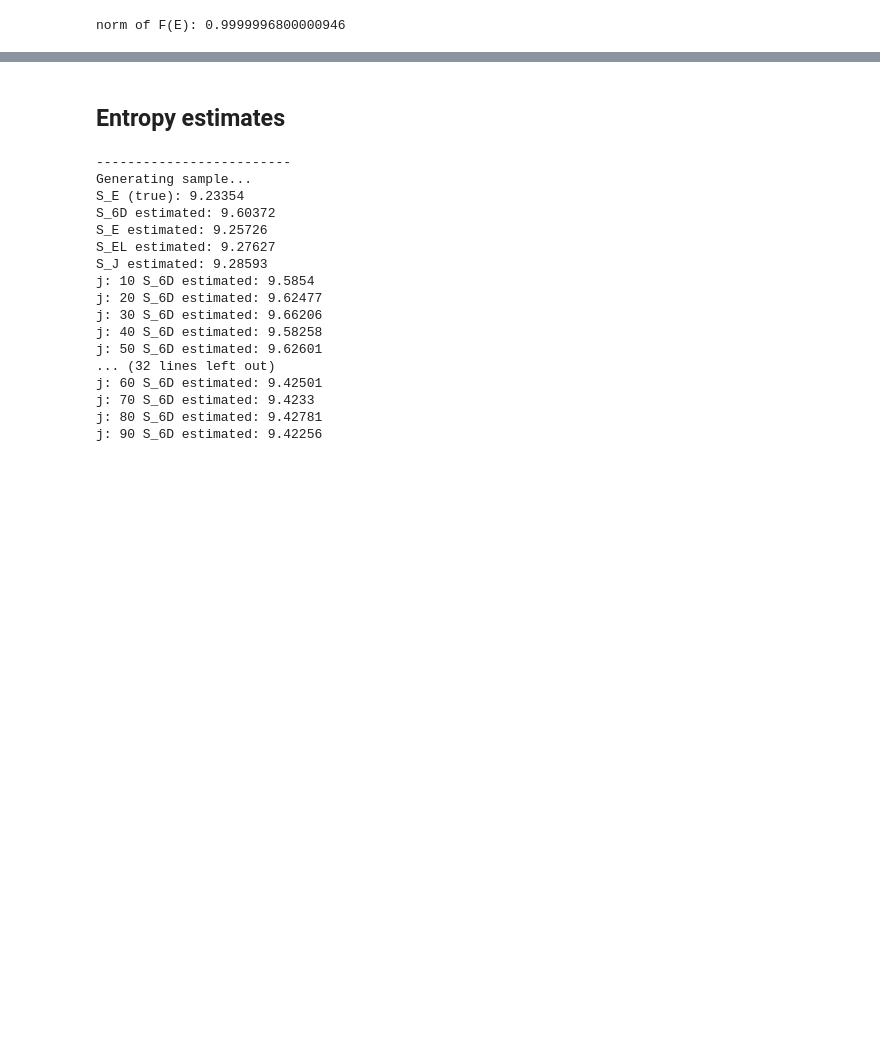
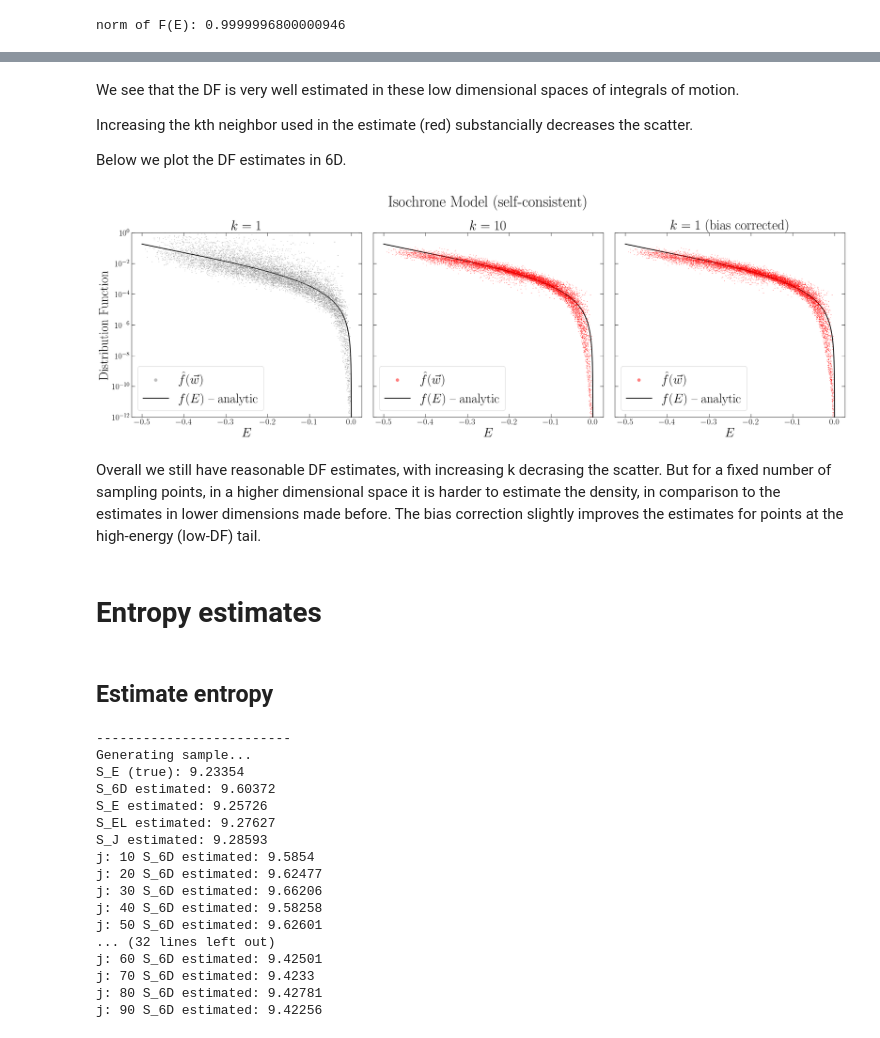
Before and after one commit to lberaldoesilva/tropygal, a Jupyter notebook: docs/source/tutorial_isochrone.ipynb, the cells around one changed output, grey strips where cells are left out. Drawn from its saved outputs; the diff is of its cells as text; code cells hidden in the pictures; blank space fills up the shorter version.

```diff
--- a/docs/source/tutorial_isochrone.ipynb
+++ b/docs/source/tutorial_isochrone.ipynb
@@ -90,4 +216,53 @@ norm of F(E): 0.9999996800000946
+# %% [markdown]
+We see that the DF is very well estimated in these low dimensional spaces of integrals of motion.
+
+Increasing the kth neighbor used in the estimate (red) substancially decreases the scatter.
+
+Below we plot the DF estimates  in 6D.
+# %%
+fig, axs = plt.subplots(1, 3, figsize=(26, 8))
+fig.patch.set_facecolor('white')
+fig.suptitle('Isochrone Model (self-consistent)', fontsize=36)
+
+titles = [r'$k=1$', r'$k=10$', r'$k=1$ (bias corrected)']
+ylabels = ['Distribution Function', None, None]
+ylabels_pos = [True, False, False]
+colors = ['grey', 'red', 'red']
+
+# Data for scatter plots
+scatter_data = [(E, f_6D_hat_k1, r'$\hat{f}(\vec{w})$'),
+                (E, f_6D_hat_k10, r'$\hat{f}(\vec{w})$'),
+                (E, f_6D_hat_k10_correc, r'$\hat{f}(\vec{w})$')
+]
+
+# Create subplots
+for i, ax in enumerate(axs):
+    ax.set_title(titles[i])
+
+    # Scatter grey (k=1)
+    sc_grey = ax.scatter(*scatter_data[i][:2], s=10, marker='.', facecolor=colors[i],
+                         edgecolor='none', alpha=0.5, label=scatter_data[i][2])
+    # Analytic curve
+    line_analytic, = ax.plot(bins_E, f_E_true, 'k-', lw=2, zorder=0, label=r'$f(E)$ -- analytic')
+
+    # Axes formatting
+    ax.set_yscale('log')
+    ax.set_ylim(1e-12, 1)
+    ax.set_xlabel(r'$E$', fontsize=30)
+    if ylabels_pos[i]:
+        ax.set_ylabel(ylabels[i], fontsize=30)
+    else:
+        ax.tick_params(labelleft=False)
+
+    legend1 = ax.legend(handles=[sc_grey, line_analytic], fontsize=30, markerscale=5)
+fig.subplots_adjust(left=0.05, right=0.95, top=0.825, bottom=0.07, wspace=0.05)
+# %% [output]
+[figure, added]
+# %% [markdown]
+Overall we still have reasonable DF estimates, with increasing k decrasing the scatter. But for a fixed number of sampling points, in a higher dimensional space it is harder to estimate the density, in comparison to the estimates in lower dimensions made before. The bias correction slightly improves the estimates for points at the high-energy (low-DF) tail.
 # %% [markdown]
-## Entropy estimates
+# Entropy estimates
+# %% [markdown]
+## Estimate entropy
 # %%
 # Set params and initialize arrays:
```
Also changed, not shown: parts of 10 cells of this notebook, 10 other files.
